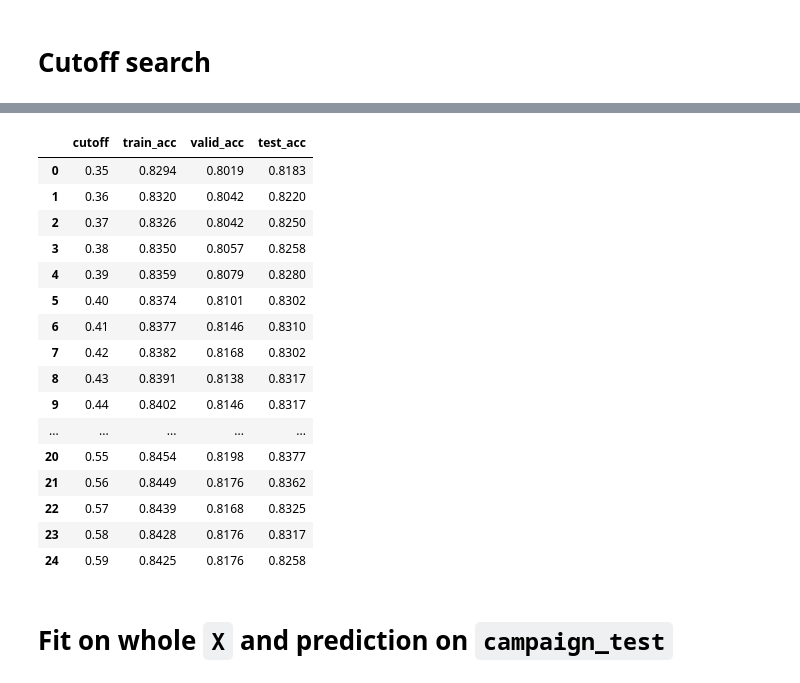
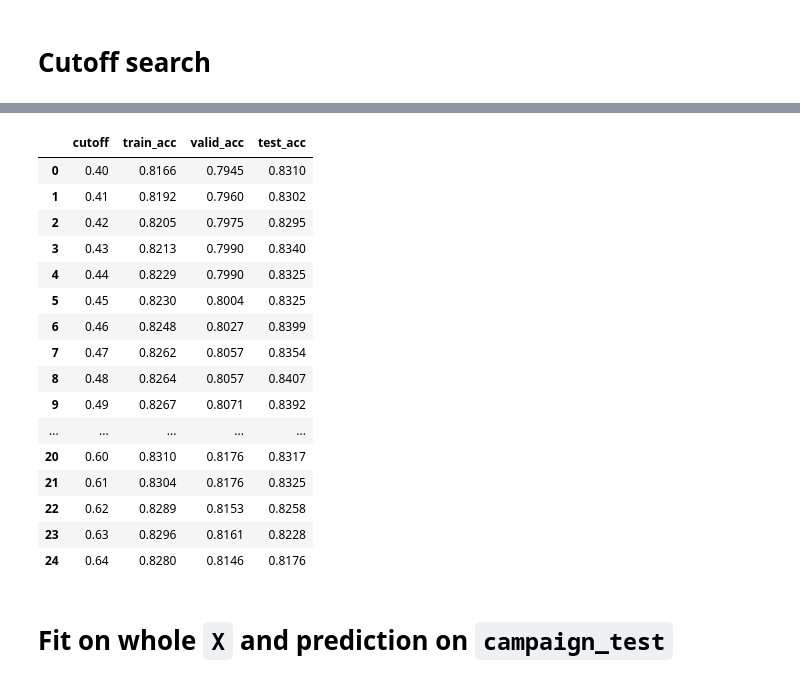
Before and after one commit to LuciaCam/ML_kaggle_competition, a Jupyter notebook: neural_networks.ipynb, the cells around one changed output, grey strips where cells are left out. Drawn from its saved outputs; the diff is of its cells as text; code cells hidden in the pictures.

```diff
--- a/neural_networks.ipynb
+++ b/neural_networks.ipynb
@@ -120,11 +120,12 @@ merged = layers.concatenate([flat_job,
                              num_norm],
                              name='merged')
 
-dense1 = layers.Dense(name='dense1', units=32, activation='relu')(merged)
-dense2 = layers.Dense(name='dense2', units=16, activation='relu', kernel_regularizer='l2')(dense1)
-dense3 = layers.Dense(name='dense3', units=8, activation='relu')(dense2)
-dense4 = layers.Dense(name='dense4', units=4, activation='relu')(dense3)
-output = layers.Dense(name='output', units=1, activation='sigmoid')(dense4)
+dense1 = layers.Dense(name='dense1', units=64, activation='relu')(merged)
+dense2 = layers.Dense(name='dense2', units=32, activation='relu')(dense1)
+dense3 = layers.Dense(name='dense3', units=16, activation='relu')(dense2)
+dense4 = layers.Dense(name='dense4', units=8, activation='relu')(dense3)
+dense5 = layers.Dense(name='dense5', units=4, activation='relu')(dense4)
+output = layers.Dense(name='output', units=1, activation='sigmoid')(dense5)
 # %%
 model = keras.Model(inputs=[input_job, input_marital, input_education, input_device, input_outcome_old, num_inputs],
                     outputs=[output])
@@ -158,13 +159,13 @@ keras.utils.plot_model(model, show_shapes=True)
 # Model compilation and fit
 # %%
 model.compile(loss = 'binary_crossentropy',
-              optimizer = keras.optimizers.Adam(learning_rate=0.001),
+              optimizer = keras.optimizers.Adam(learning_rate=0.0001),
               metrics= ['accuracy'])
 # %%
 fit_history = model.fit(x=X_train_input, y=y_train,
                         validation_data=(X_valid_input, y_valid),
                         batch_size=64,
-                        epochs=50,
+                        epochs=100,
                         shuffle=True,
-                        callbacks=[PlotLossesKeras()])
+                        callbacks=[PlotLossesKeras(), keras.callbacks.EarlyStopping(monitor='val_loss', patience=5)])
 # %% [output]
@@ -226,28 +373,28 @@ cutoff_table
 # %%
-cutoff_table = pd.DataFrame({'cutoff': 1e-2*np.arange(35, 60, 1)})
+cutoff_table = pd.DataFrame({'cutoff': 1e-2*np.arange(40, 65, 1)})
 cutoff_table['train_acc'] = [np.round(accuracy_score(y_train, (train_probas > cutoff).astype(int)), 4)
                              for cutoff in cutoff_table['cutoff']]
 cutoff_table['valid_acc'] = [np.round(accuracy_score(y_valid, (valid_probas > cutoff).astype(int)), 4)
                              for cutoff in cutoff_table['cutoff']]
 cutoff_table['test_acc'] = [np.round(accuracy_score(y_test, (test_probas > cutoff).astype(int)), 4)
                              for cutoff in cutoff_table['cutoff']]
 cutoff_table
 # %% [output]
 |  | cutoff | train_acc | valid_acc | test_acc |
-| 0 | 0.35 | 0.8294 | 0.8019 | 0.8183 |
-| 1 | 0.36 | 0.8320 | 0.8042 | 0.8220 |
-| 2 | 0.37 | 0.8326 | 0.8042 | 0.8250 |
-| 3 | 0.38 | 0.8350 | 0.8057 | 0.8258 |
-| 4 | 0.39 | 0.8359 | 0.8079 | 0.8280 |
-| 5 | 0.40 | 0.8374 | 0.8101 | 0.8302 |
-| 6 | 0.41 | 0.8377 | 0.8146 | 0.8310 |
-| 7 | 0.42 | 0.8382 | 0.8168 | 0.8302 |
-| 8 | 0.43 | 0.8391 | 0.8138 | 0.8317 |
-| 9 | 0.44 | 0.8402 | 0.8146 | 0.8317 |
+| 0 | 0.40 | 0.8166 | 0.7945 | 0.8310 |
+| 1 | 0.41 | 0.8192 | 0.7960 | 0.8302 |
+| 2 | 0.42 | 0.8205 | 0.7975 | 0.8295 |
+| 3 | 0.43 | 0.8213 | 0.7990 | 0.8340 |
+| 4 | 0.44 | 0.8229 | 0.7990 | 0.8325 |
+| 5 | 0.45 | 0.8230 | 0.8004 | 0.8325 |
+| 6 | 0.46 | 0.8248 | 0.8027 | 0.8399 |
+| 7 | 0.47 | 0.8262 | 0.8057 | 0.8354 |
+| 8 | 0.48 | 0.8264 | 0.8057 | 0.8407 |
+| 9 | 0.49 | 0.8267 | 0.8071 | 0.8392 |
 | ... | ... | ... | ... | ... |
-| 20 | 0.55 | 0.8454 | 0.8198 | 0.8377 |
-| 21 | 0.56 | 0.8449 | 0.8176 | 0.8362 |
-| 22 | 0.57 | 0.8439 | 0.8168 | 0.8325 |
-| 23 | 0.58 | 0.8428 | 0.8176 | 0.8317 |
-| 24 | 0.59 | 0.8425 | 0.8176 | 0.8258 |
+| 20 | 0.60 | 0.8310 | 0.8176 | 0.8317 |
+| 21 | 0.61 | 0.8304 | 0.8176 | 0.8325 |
+| 22 | 0.62 | 0.8289 | 0.8153 | 0.8258 |
+| 23 | 0.63 | 0.8296 | 0.8161 | 0.8228 |
+| 24 | 0.64 | 0.8280 | 0.8146 | 0.8176 |
 # %%
```
Also changed, not shown: parts of 21 cells of this notebook, 5 other files.
